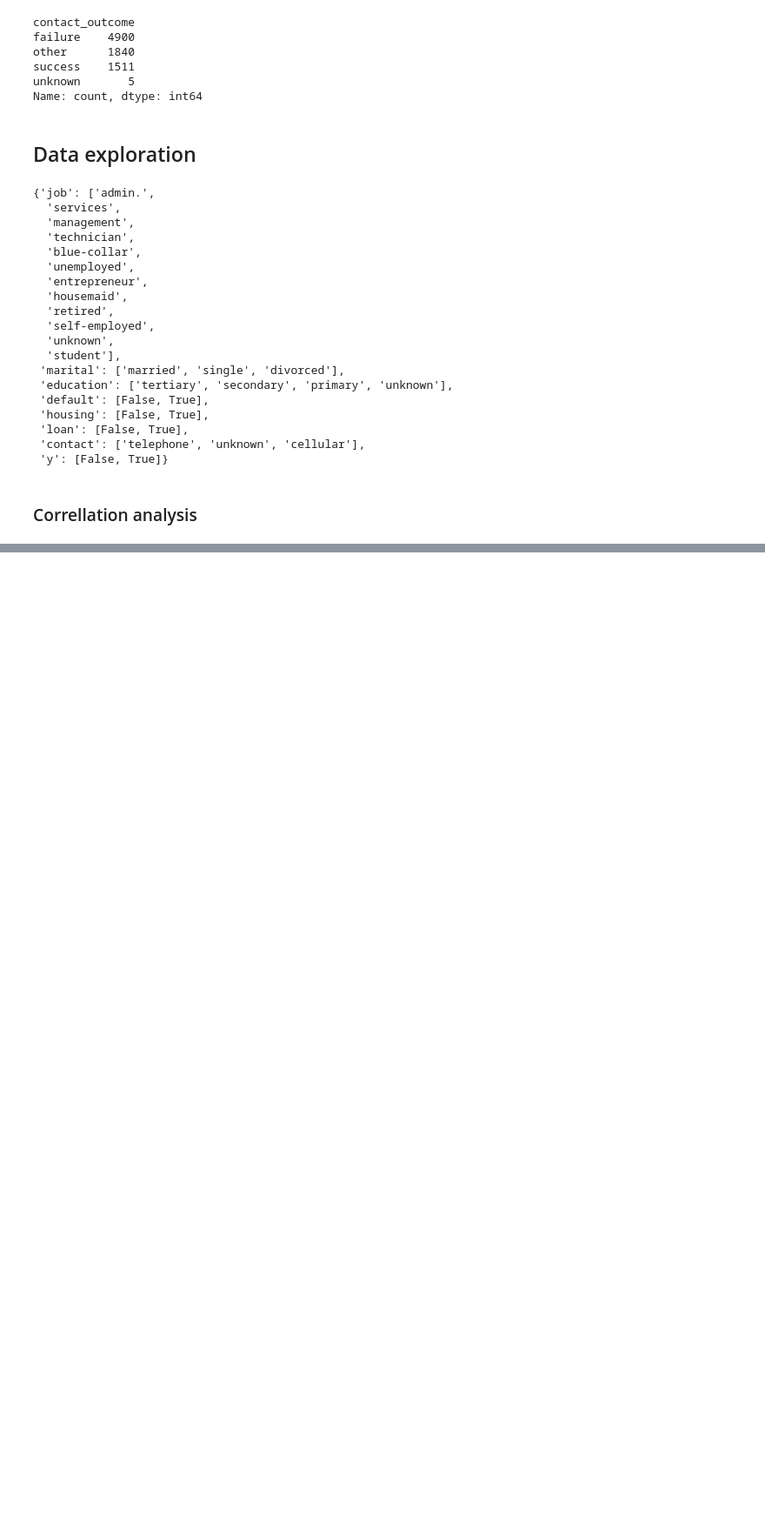
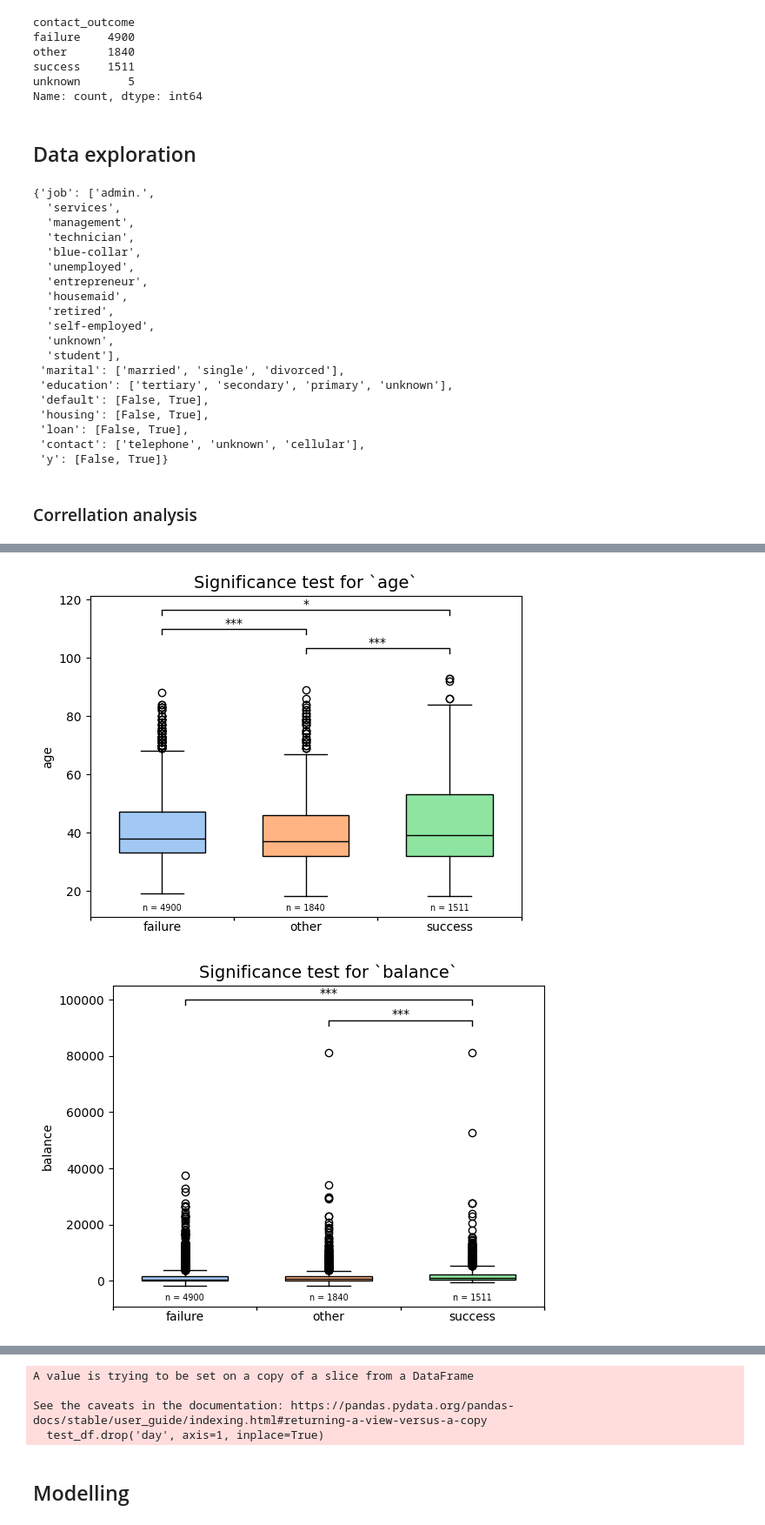
Before and after one commit to Kowd-PauUh/ml-in-depression-estimation, a Jupyter notebook: src/notebooks/marketing-campaign-modelling.ipynb, the cells around one changed output, grey strips where cells are left out. Shown: that part at 87% size. Drawn from its saved outputs; the diff is of its cells as text; code cells hidden in the pictures; blank space fills up the shorter version.

```diff
--- a/src/notebooks/marketing-campaign-modelling.ipynb
+++ b/src/notebooks/marketing-campaign-modelling.ipynb
@@ -270,0 +361,37 @@ plt.show()
+# %%
+def importance_plot(
+    df: pd.DataFrame,
+    grouping_variable: str,
+    tested_variable: str,
+    variable_type: Literal['continuous', 'categorical']
+):
+    feature_groups = df.groupby(grouping_variable).apply(
+        lambda group: group[tested_variable].to_list(),
+        include_groups=False
+    ).to_dict()
+    box_and_whisker(
+        data=list(feature_groups.values()),
+        title=f'Significance test for `{tested_variable}`',
+        ylabel=tested_variable,
+        xticklabels=list(feature_groups.keys()),
+        variable_type=variable_type
+    )
+# %%
+# Categorical features are tested using Chi-square test, whereas continuous using Mann-Whitney U test
+for feature in NUMERICAL_FEATURES:
+    importance_plot(
+        df=encoded_df,
+        grouping_variable='contact_outcome',
+        tested_variable=feature,
+        variable_type='continuous'
+    )
+for feature in CATEGORICAL_FEATURES:
+    importance_plot(
+        df=encoded_df,
+        grouping_variable='contact_outcome',
+        tested_variable=feature,
+        variable_type='categorical'
+    )
+# %% [output]
+[figure, added]
+[figure, added]
@@ -270,0 +410,11 @@ plt.show()
+# %%
+# We can drop `day` variable from our dataset since it's statistically insignificant
+test_df.drop('day', axis=1, inplace=True)
+ground_df.drop('day', axis=1, inplace=True)
+# %% [output]
+A value is trying to be set on a copy of a slice from a DataFrame
+
+See the caveats in the documentation: https://pandas.pydata.org/pandas-docs/stable/user_guide/indexing.html#returning-a-view-versus-a-copy
+  test_df.drop('day', axis=1, inplace=True)
+# %% [markdown]
+## Modelling
```
Also changed, not shown: parts of 7 cells of this notebook.
